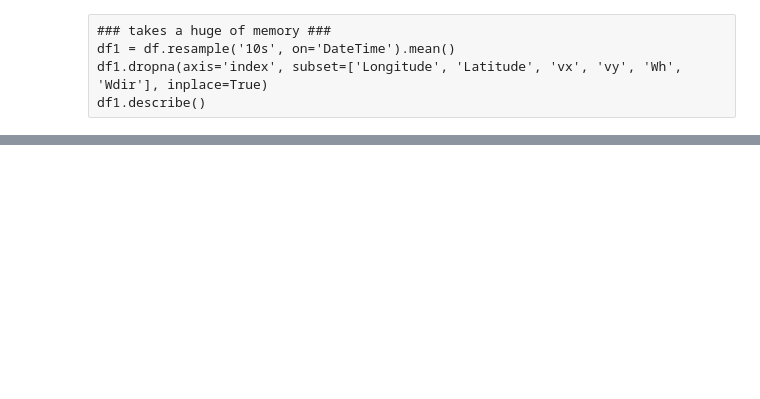
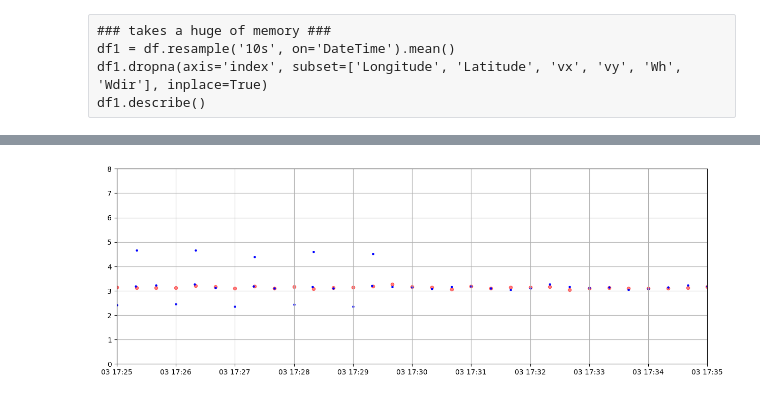
Before and after one commit to pestunov/BaikalDataHandler, a Jupyter notebook: readMeteo.ipynb, the cells around one changed output, grey strips where cells are left out. Cells and saved outputs as stored; diff of their text form; code cells hidden in the pictures; blank space fills up the shorter version.

```diff
--- a/readMeteo.ipynb
+++ b/readMeteo.ipynb
@@ -79,3 +155,6 @@ df
+# %%
+df['Lat'] = df['Latitude']#.rolling(3, min_periods=1, center=True).mean()
+df['Long'] = df['Longitude']#.rolling(3, min_periods=1, center=True).mean()
 # %%
-df['Latitude'].interpolate(method='linear', inplace=True)
-df['Longitude'].interpolate(method='linear', inplace=True)
+df['Lat'] = df['Lat'].interpolate(method='linear')
+df['Long'] = df['Long'].interpolate(method='linear')
@@ -89,7 +168,7 @@ df1.describe()
 # %%
 df['mywindspeed'] = np.sqrt(np.power(df['vx'],2)+np.power(df['vy'],2))
 # %%
-df['mywinddir'] = np.arctan2(-df['vy'], df['vx']) * 180 / pi + 180
+df['mywinddir'] = np.arctan2(-df['vy'], df['vx']) * 180 / np.pi + 180
 # %%
 plt.rcParams['figure.figsize']=[15, 5]
 plt.scatter('DateTime', 'mywinddir', data=df, s=1, c='red')
@@ -98,5 +183,6 @@ plt.xlim(pd.to_datetime('2021-06-01 00:00'), pd.to_datetime('2021-06-15 00:00'))
 # %%
 R_EARTH = 6371000  #meters
-df['vesselvy'] = (df['Latitude'].shift(-1) - df['Latitude'].shift(1)) * 2 * np.pi * R_EARTH / 360
-df['vesselvx'] = (df['Longitude'].shift(-1) - df['Longitude'].shift(1)) * (np.cos(df['Latitude'] * np.pi / 180 ) * 2 * np.pi * R_EARTH/360)
-df
+df['vesselvy'] = (df['Lat'].shift(-1) - df['Lat'].shift(1)) * 2 * np.pi * R_EARTH / 360
+df['vesselvx'] = (df['Long'].shift(-1) - df['Long'].shift(1)) * (np.cos(df['Lat'] * np.pi / 180 ) * 2 * np.pi * R_EARTH/360)
+df['vesselspeed'] = np.sqrt(np.power(df['vesselvy'],2) + np.power(df['vesselvx'],2))/df['dt']
+df.describe()
@@ -103,4 +200,10 @@ df
 # %%
-plt.scatter('DateTime', 'vesselvx', data=df, c='red', s=1)
-plt.xlim(pd.to_datetime('2021-06-04 00:00'), pd.to_datetime('2021-06-04 06:00'))
-plt.ylim(0, 200)
+plt.scatter('DateTime', 'Speed', data=df, c='red', s=20, alpha=0.5)
+plt.scatter('DateTime', 'vesselspeed', data=df, c='blue', s=5)
+plt.xlim(pd.to_datetime('2023-06-03 12:00'), pd.to_datetime('2023-06-04 0:00'))
+plt.xlim(pd.to_datetime('2023-06-03 17:25'), pd.to_datetime('2023-06-03 17:35'))
+
+plt.ylim(0, 8)
+plt.grid()
+# %% [output]
+[figure, added]
```
Also changed, not shown: parts of 28 cells of this notebook.
